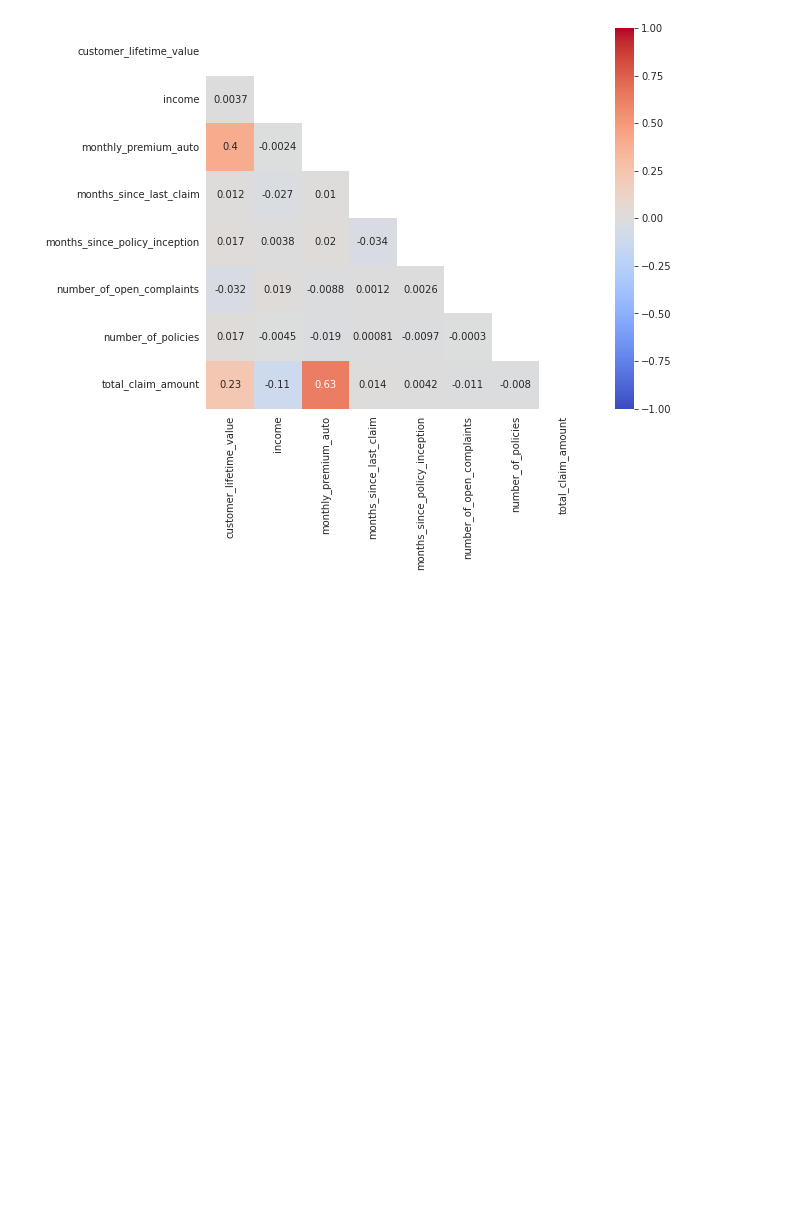
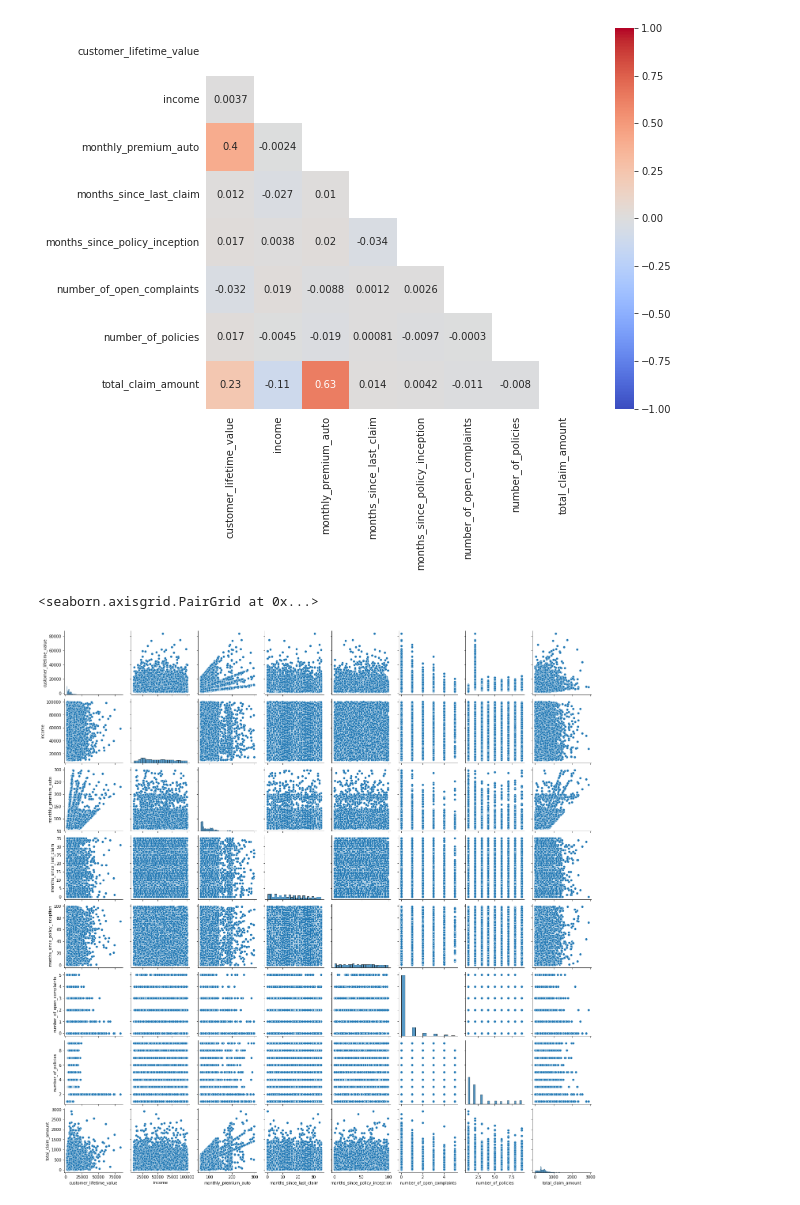
Before and after one commit to lepetitnoir/Case_Study_Car_Insurance_Project, a Jupyter notebook: Wednesday_Customer_Analysis_Case_Study_Labwork.ipynb, the cells around one changed output. Drawn from its saved outputs; the diff is of its cells as text; code cells hidden in the pictures; blank space fills up the shorter version.

```diff
--- a/Wednesday_Customer_Analysis_Case_Study_Labwork.ipynb
+++ b/Wednesday_Customer_Analysis_Case_Study_Labwork.ipynb
@@ -134,3 +156,10 @@ with sns.axes_style("white"):
     ax = sns.heatmap(corr, mask=mask,cmap='coolwarm', vmin=-1,vmax=1,annot=True, square=True)
 # %% [output]
 [figure]
+# %%
+# plot all columns at once pairwise
+
+sns.pairplot(data = C_CA_df)
+# %% [output]
+<seaborn.axisgrid.PairGrid at 0x...>
+[figure, added]
```
Also changed, not shown: parts of 17 cells of this notebook, 1 other file.
